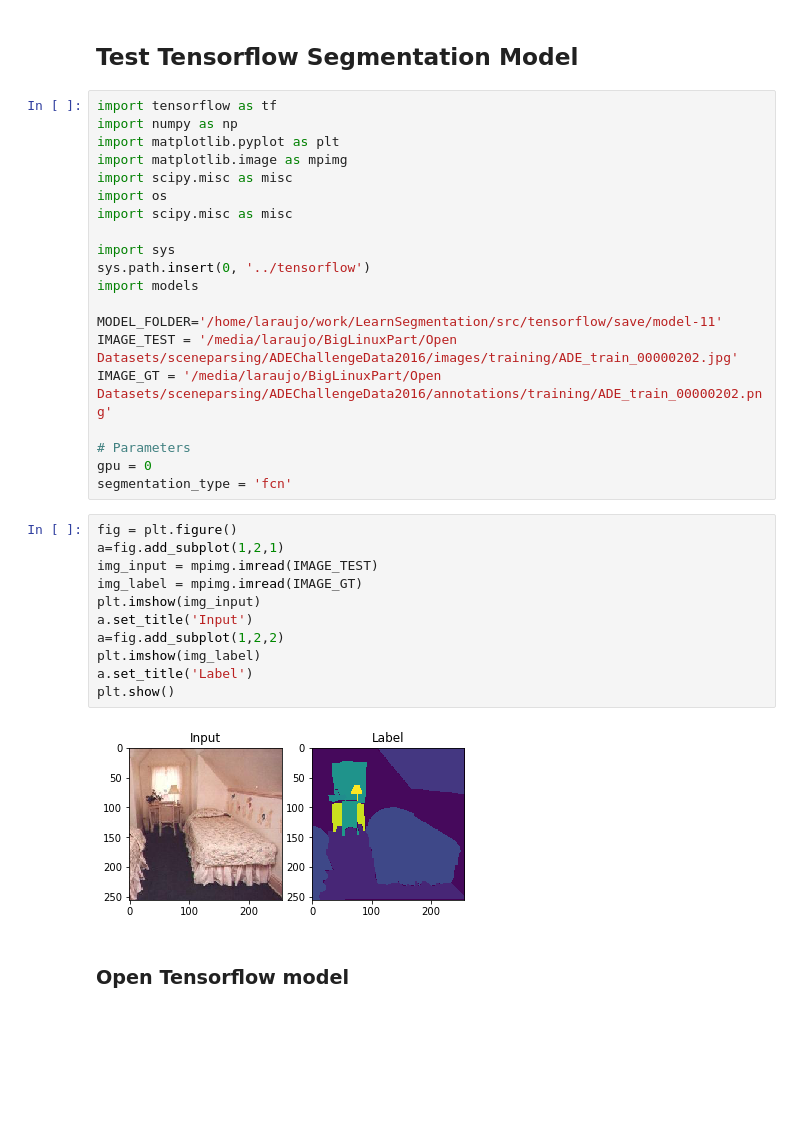
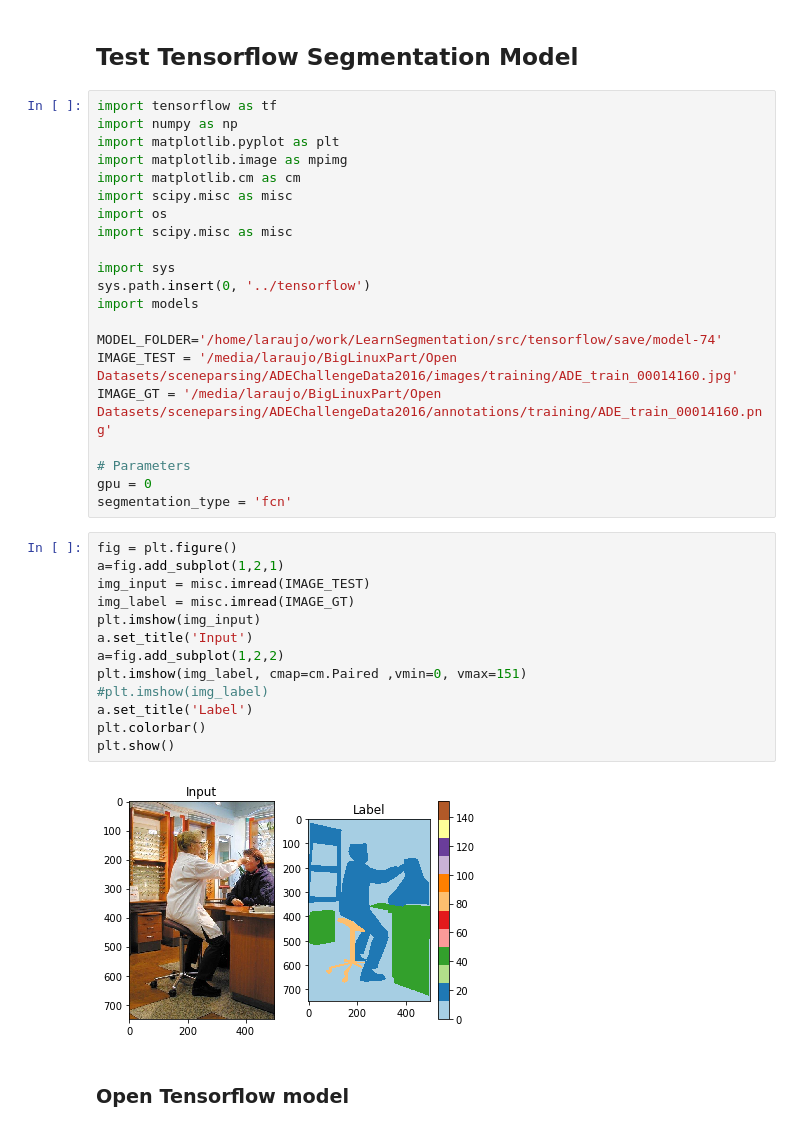
Before and after one commit to leonardoaraujosantos/LearnSegmentation, a Jupyter notebook: src/notebooks/Tensorflow_Segmentation.ipynb, the cells around one changed output. Saved outputs shown, nothing was run; the diff lists cells and outputs as text; blank space fills up the shorter version.

```diff
--- a/src/notebooks/Tensorflow_Segmentation.ipynb
+++ b/src/notebooks/Tensorflow_Segmentation.ipynb
@@ -5,6 +5,7 @@ import tensorflow as tf
 import numpy as np
 import matplotlib.pyplot as plt
 import matplotlib.image as mpimg
+import matplotlib.cm as cm
 import scipy.misc as misc
 import os
 import scipy.misc as misc
@@ -13,9 +14,9 @@ import sys
 sys.path.insert(0, '../tensorflow')
 import models
 
-MODEL_FOLDER='/home/laraujo/work/LearnSegmentation/src/tensorflow/save/model-11'
-IMAGE_TEST = '/media/laraujo/BigLinuxPart/Open Datasets/sceneparsing/ADEChallengeData2016/images/training/ADE_train_00000202.jpg'
-IMAGE_GT = '/media/laraujo/BigLinuxPart/Open Datasets/sceneparsing/ADEChallengeData2016/annotations/training/ADE_train_00000202.png'
+MODEL_FOLDER='/home/laraujo/work/LearnSegmentation/src/tensorflow/save/model-74'
+IMAGE_TEST = '/media/laraujo/BigLinuxPart/Open Datasets/sceneparsing/ADEChallengeData2016/images/training/ADE_train_00014160.jpg'
+IMAGE_GT = '/media/laraujo/BigLinuxPart/Open Datasets/sceneparsing/ADEChallengeData2016/annotations/training/ADE_train_00014160.png'
 
 # Parameters
 gpu = 0
@@ -23,16 +24,18 @@ segmentation_type = 'fcn'
 # %%
 fig = plt.figure()
 a=fig.add_subplot(1,2,1)
-img_input = mpimg.imread(IMAGE_TEST)
-img_label = mpimg.imread(IMAGE_GT)
+img_input = misc.imread(IMAGE_TEST)
+img_label = misc.imread(IMAGE_GT)
 plt.imshow(img_input)
 a.set_title('Input')
 a=fig.add_subplot(1,2,2)
-plt.imshow(img_label)
+plt.imshow(img_label, cmap=cm.Paired ,vmin=0, vmax=151)
+#plt.imshow(img_label)
 a.set_title('Label')
+plt.colorbar()
 plt.show()
 # %% [output]
-[figure, old version]
+[figure, new version]
 # %% [markdown]
 ### Open Tensorflow model
 # %%
```
Also changed, not shown: parts of 5 cells of this notebook, 8 other files.
